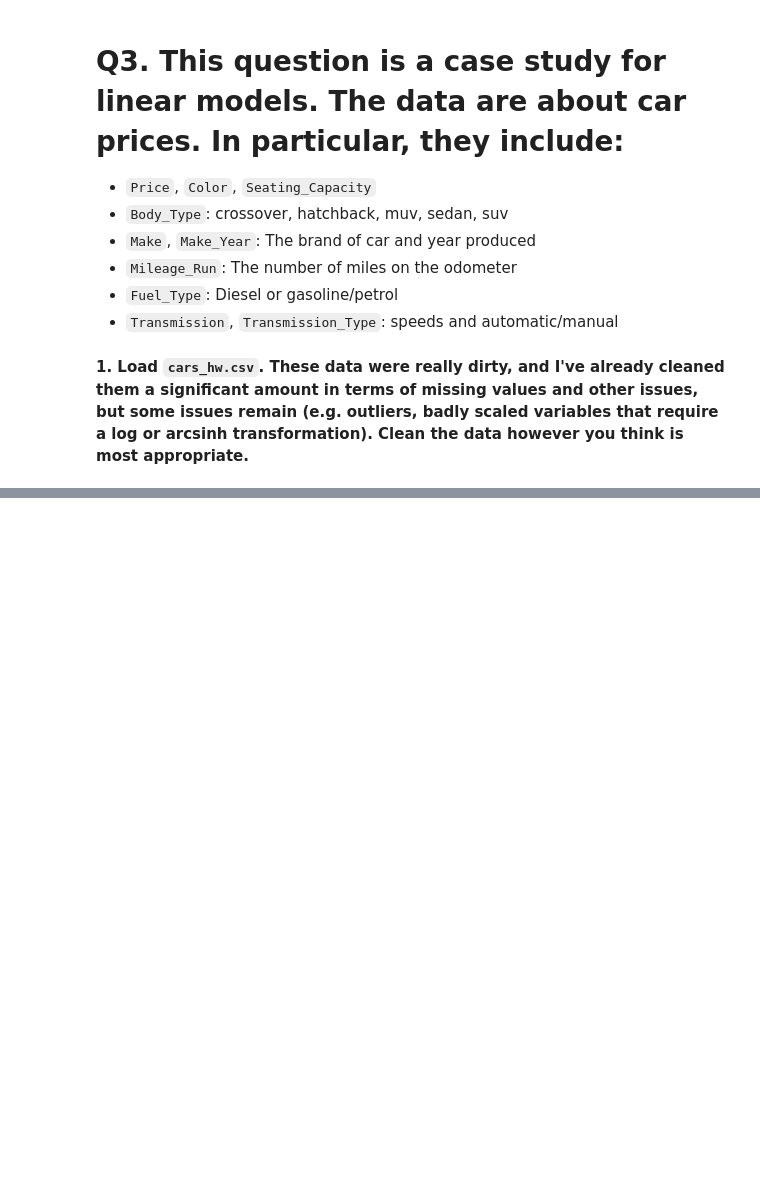
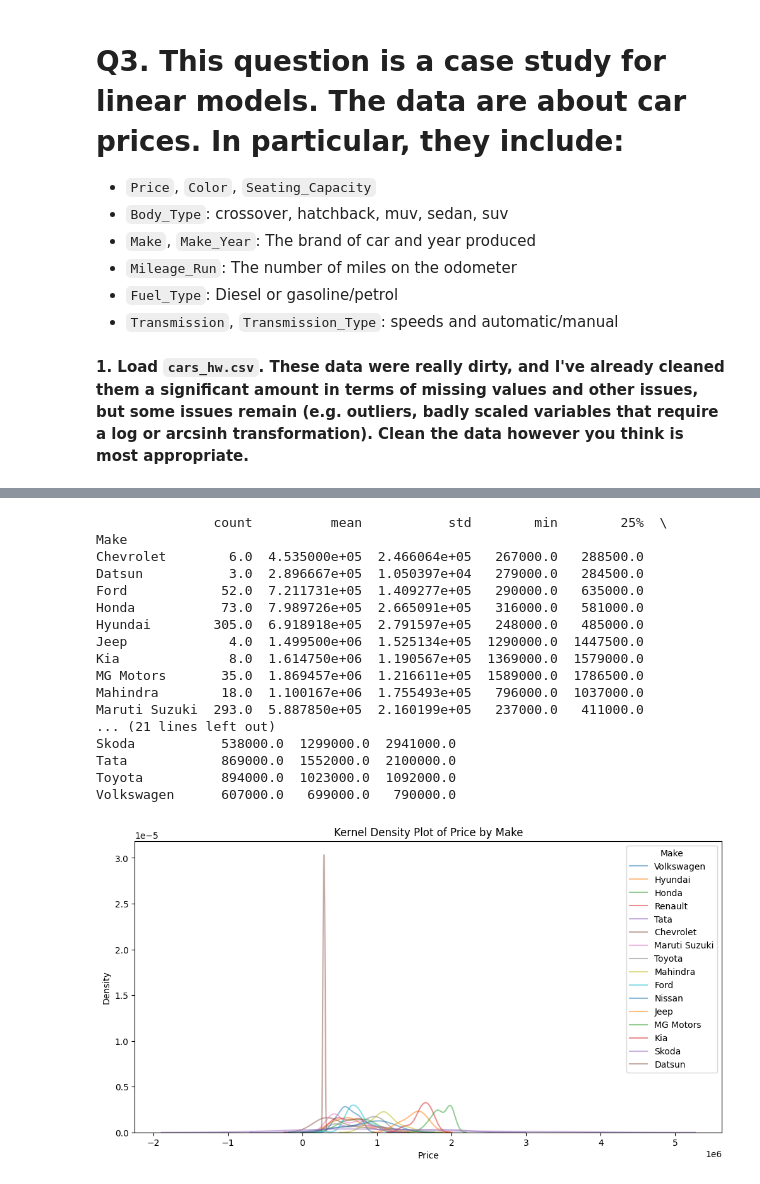
Before and after one commit to norawik/linearModels, a Jupyter notebook: assignment/assignment.ipynb, the cells around one changed output, grey strips where cells are left out. Saved outputs shown, nothing was run; the diff lists cells and outputs as text; code cells hidden in the pictures; blank space fills up the shorter version.

```diff
--- a/assignment/assignment.ipynb
+++ b/assignment/assignment.ipynb
@@ -314,0 +361,33 @@ def apply_transformation(cars, Price):
+# %%
+#summarize make variable
+price_summary_by_make = cars0.groupby('Make')['Price'].describe()
+print(price_summary_by_make)
+
+#create grouped kernel density plot of make
+plt.figure(figsize=(12, 6))
+for make in cars0['Make'].unique():
+    sns.kdeplot(cars0[cars0['Make'] == make]['Price'], label=make, alpha=0.5)
+plt.title('Kernel Density Plot of Price by Make')
+plt.xlabel('Price')
+plt.ylabel('Density')
+plt.legend(title='Make')
+plt.show()
+# %% [output]
+               count          mean           std        min        25%  \
+Make
+Chevrolet        6.0  4.535000e+05  2.466064e+05   267000.0   288500.0
+Datsun           3.0  2.896667e+05  1.050397e+04   279000.0   284500.0
+Ford            52.0  7.211731e+05  1.409277e+05   290000.0   635000.0
+Honda           73.0  7.989726e+05  2.665091e+05   316000.0   581000.0
+Hyundai        305.0  6.918918e+05  2.791597e+05   248000.0   485000.0
+Jeep             4.0  1.499500e+06  1.525134e+05  1290000.0  1447500.0
+Kia              8.0  1.614750e+06  1.190567e+05  1369000.0  1579000.0
+MG Motors       35.0  1.869457e+06  1.216611e+05  1589000.0  1786500.0
+Mahindra        18.0  1.100167e+06  1.755493e+05   796000.0  1037000.0
+Maruti Suzuki  293.0  5.887850e+05  2.160199e+05   237000.0   411000.0
+... (21 lines left out)
+Skoda           538000.0  1299000.0  2941000.0
+Tata            869000.0  1552000.0  2100000.0
+Toyota          894000.0  1023000.0  1092000.0
+Volkswagen      607000.0   699000.0   790000.0
+[figure, added]
```
Also changed, not shown: parts of 47 cells of this notebook.
